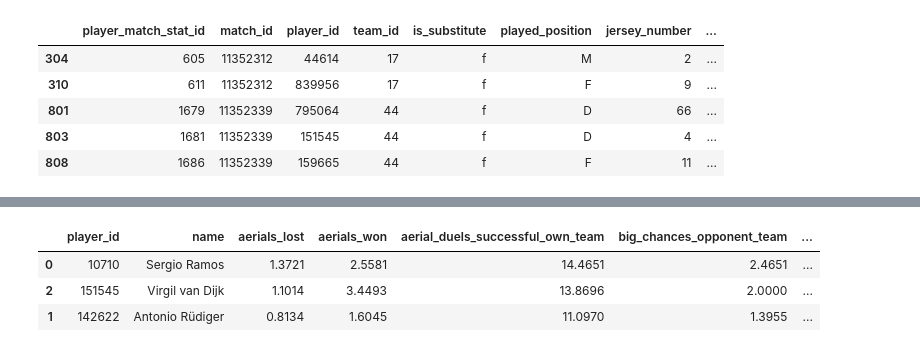
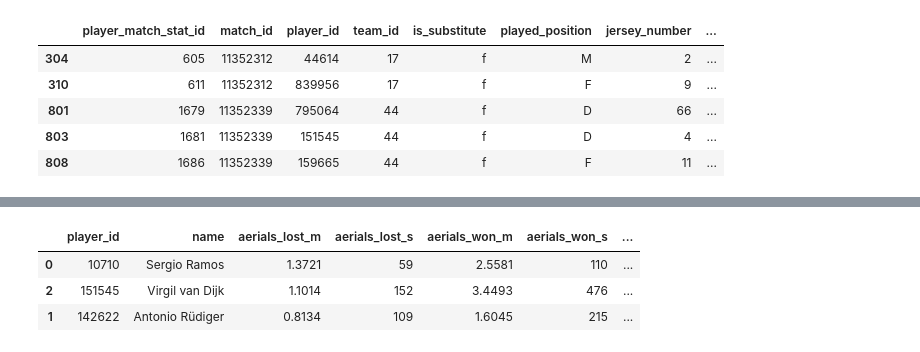
Before and after one commit to JavierJ002/FutbolPorLey, a Jupyter notebook: EDA_notebooks/EDA_key_players.ipynb, the cells around one changed output, grey strips where cells are left out. Drawn from its saved outputs; the diff is of its cells as text; code cells hidden in the pictures.

```diff
--- a/EDA_notebooks/EDA_key_players.ipynb
+++ b/EDA_notebooks/EDA_key_players.ipynb
@@ -49,25 +60,24 @@ player_stats_name.head()
 | 3 | 4 | 11352250 | 830659 | 60 | f | D | 25 | ... |
 | 4 | 5 | 11352250 | 1097425 | 60 | f | D | 3 | ... |
 # %%
-filter_home_team = (match_stats['home_away'] == 'H') & (match_stats['period'] == 'ALL')
-filter_away_team = (match_stats['home_away'] == 'A') & (match_stats['period'] == 'ALL')
-match_stats_all_period = match_stats[match_stats['period'] == 'ALL'].copy()
-match_stats_home = match_stats.loc[filter_home_team].copy()
-match_stats_away = match_stats.loc[filter_away_team].copy()
+match_stats_home = match_stats_goals[match_stats_goals['home_away'] == 'H'].copy()
+match_stats_away = match_stats_goals[match_stats_goals['home_away'] == 'A'].copy()
 
+# 2. Unir estadísticas de jugadores con las estadísticas de su PROPIO equipo (usando match_stats_goals)
 df_player_with_own_team_stats = pd.merge(
     player_stats_name,
-    match_stats_all_period.add_suffix('_own_team'),
+    match_stats_goals.add_suffix('_own_team'),
     left_on=['match_id', 'team_id'],
     right_on=['match_id_own_team', 'team_id_own_team'],
     how='left'
 )
-#limpiear cols
+
 df_player_with_own_team_stats = df_player_with_own_team_stats.drop(
      columns=['match_id_own_team', 'team_id_own_team'])
 
 match_stats_home_opponent = match_stats_home.add_suffix('_opponent_team')
 match_stats_away_opponent = match_stats_away.add_suffix('_opponent_team')
+
 
 players_whose_team_was_home = df_player_with_own_team_stats[
     df_player_with_own_team_stats['home_away_own_team'] == 'H'
@@ -76,6 +86,9 @@ players_whose_team_was_home = df_player_with_own_team_stats[
 players_whose_team_was_away = df_player_with_own_team_stats[
     df_player_with_own_team_stats['home_away_own_team'] == 'A'
 ].copy()
+
+
+# 5. Unir jugadores con estadísticas de su equipo OPONENTE
 
 merged_for_home_players_team = pd.merge(
     players_whose_team_was_home,
@@ -92,7 +105,7 @@ merged_for_away_players_team = pd.merge(
     right_on=['match_id_opponent_team', 'team_id_opponent_team'],
     how='left'
 )
-
+# 6. Concatenar los resultados
 df_final = pd.concat([merged_for_home_players_team, merged_for_away_players_team], ignore_index=True)
 
 df_final.head()
@@ -124,6 +137,11 @@ df_final_jugadores_top.head()
 | 803 | 1681 | 11352339 | 151545 | 44 | f | D | 4 | ... |
 | 808 | 1686 | 11352339 | 159665 | 44 | f | F | 11 | ... |
 # %%
+def safe_divide(numerator, denominator):
+    num = pd.Series(numerator)
+    den = pd.Series(denominator)
+    return np.where((den.isnull()) | (den == 0) | (num.isnull()), np.nan, num / den)
+
 df_centrales = df_final_jugadores_top.loc[(df_final_jugadores_top['name'].isin(centrales)) & (df_final_jugadores_top['minutes_played'] >= 45)]
 metricas_clave_centrales = ['aerials_lost', 'aerials_won', 'aerial_duels_successful_own_team',
                         'big_chances_opponent_team', 'big_chances_scored_opponent_team', 'goals',
@@ -131,8 +149,8 @@ metricas_clave_centrales = ['aerials_lost', 'aerials_won', 'aerial_duels_success
                         'crosses_successful_opponent_team', 'crosses_total_opponent_team',
                         'dribbled_past', 'duels_lost', 'duels_won', 'errors_lead_to_goal_own_team',
                         'errors_lead_to_shot_own_team', 'errors_leading_to_goal', 'errors_leading_to_shot',
-                        'expected_goals_opponent_team', 'expected_goals_own_team',
-                        'final_third_entries_opponent_team', 'formation_own_team', 'fouls_committed',
+                        'expected_goals_own_team',
+                        'final_third_entries_opponent_team', 'fouls_committed',
                         'fouls_opponent_team', 'ground_duels_total', 'ground_duels_won', 'ground_duels_percentage_own_team',
                         'interceptions', 'interceptions_own_team',
                         'long_balls_accurate', 'long_balls_total', 'minutes_played', 'offsides_opponent_team',
@@ -150,12 +168,64 @@ df_centrales['interceptions_vs_team_ratio'] = df_centrales['interceptions'] / df
 df_centrales['clearances_vs_team_ratio'] = df_centrales['clearances'] / df_centrales['clearances_own_team']
 df_centrales['tackles_vs_team_ratio'] = df_centrales['tackles'] / df_centrales['tackles_won_percentage_own_team']
 df_centrales['passes_total_vs_team_ratio'] = df_centrales['passes_total'] / df_centrales['passes_total_own_team']
+df_centrales['goles_recibidos_vs_ball_poss'] = np.where(
+    df_centrales['home_away_own_team'] == 'H',
+    safe_divide(df_centrales['away_score_opponent_team'], df_centrales['possession_percentage_opponent_team']),
+    safe_divide(df_centrales['home_score_opponent_team'], df_centrales['possession_percentage_opponent_team'])
+)
+
+df_centrales['goles_recibidos_vs_big_chances_created'] = np.where(
+    df_centrales['home_away_own_team'] == 'H',
+    safe_divide(df_centrales['away_score_opponent_team'], df_centrales['big_chances_opponent_team']),
+    safe_divide(df_centrales['home_score_opponent_team'], df_centrales['big_chances_opponent_team'])
+)
+
+df_centrales['possession_lost_vs_team_ratio'] = safe_divide(
+        df_centrales['possession_lost'],
+        df_centrales['dispossessed_own_team']
+    )
+
+df_centrales['fouls_committed_vs_team_ratio'] = safe_divide(
+        df_centrales['fouls_committed'],
+        df_centrales['fouls_own_team']
+    )
+
+df_centrales['long_balls_acc_vs_team_ratio'] = safe_divide(
+        df_centrales['long_balls_accurate'],
+        df_centrales['long_balls_percentage_own_team'] * 100
+    )
+
+df_centrales['shots_blocked_vs_team_ratio'] = safe_divide(
+        df_centrales['shots_blocked_by_player'],
+        df_centrales['blocked_shots_opponent_team']
+)
+df_centrales['control_balon'] = safe_divide(
+    df_centrales['possession_lost'],
+    df_centrales['touches']
+)
 
 nuevas = ['aerials_won_vs_team_ratio', 'ground_duels_won_vs_team_ratio', 'interceptions_vs_team_ratio', 'clearances_vs_team_ratio',
-          'tackles_vs_team_ratio', 'passes_total_vs_team_ratio']
+          'tackles_vs_team_ratio', 'passes_total_vs_team_ratio', 'goles_recibidos_vs_ball_poss', 'goles_recibidos_vs_big_chances_created',
+          'possession_lost_vs_team_ratio', 'fouls_committed_vs_team_ratio', 'long_balls_acc_vs_team_ratio', 'shots_blocked_vs_team_ratio',
+          'control_balon']
 metricas_clave_centrales = metricas_clave_centrales + nuevas
-df_centrales_means = df_centrales.groupby(['player_id', 'name'])[metricas_clave_centrales].agg('mean', 'count').reset_index()
-df_centrales_means = df_centrales_means.sort_values(by = 'sofascore_rating', ascending=False).head()
+df_centrales_means = df_centrales.groupby(['player_id', 'name'])[metricas_clave_centrales].agg(['mean', 'sum']).reset_index()
+
+flat_columns = []
+for col in df_centrales_means.columns:
+    if isinstance(col, tuple):
+        if col[1] == 'mean':
+            flat_columns.append(f"{col[0]}_m")
+        elif col[1] == 'sum':
+            flat_columns.append(f"{col[0]}_s")
+        else:
+            flat_columns.append(col[0])
+    else:
+        flat_columns.append(col)
+
+df_centrales_means.columns = flat_columns
+
+df_centrales_means = df_centrales_means.sort_values(by='sofascore_rating_m', ascending=False).head()
 df_centrales_means.head()
 # %% [output]
 A value is trying to be set on a copy of a slice from a DataFrame.
@@ -178,4 +248,4 @@ See the caveats in the documentation: https://pandas.pydata.org/pandas-docs/stab
-|  | player_id | name | aerials_lost | aerials_won | aerial_duels_successful_own_team | big_chances_opponent_team | ... |
-| 0 | 10710 | Sergio Ramos | 1.3721 | 2.5581 | 14.4651 | 2.4651 | ... |
-| 2 | 151545 | Virgil van Dijk | 1.1014 | 3.4493 | 13.8696 | 2.0000 | ... |
-| 1 | 142622 | Antonio Rüdiger | 0.8134 | 1.6045 | 11.0970 | 1.3955 | ... |
+|  | player_id | name | aerials_lost_m | aerials_lost_s | aerials_won_m | aerials_won_s | ... |
+| 0 | 10710 | Sergio Ramos | 1.3721 | 59 | 2.5581 | 110 | ... |
+| 2 | 151545 | Virgil van Dijk | 1.1014 | 152 | 3.4493 | 476 | ... |
+| 1 | 142622 | Antonio Rüdiger | 0.8134 | 109 | 1.6045 | 215 | ... |
```
Also changed, not shown: parts of 9 cells of this notebook, 1 other file.
